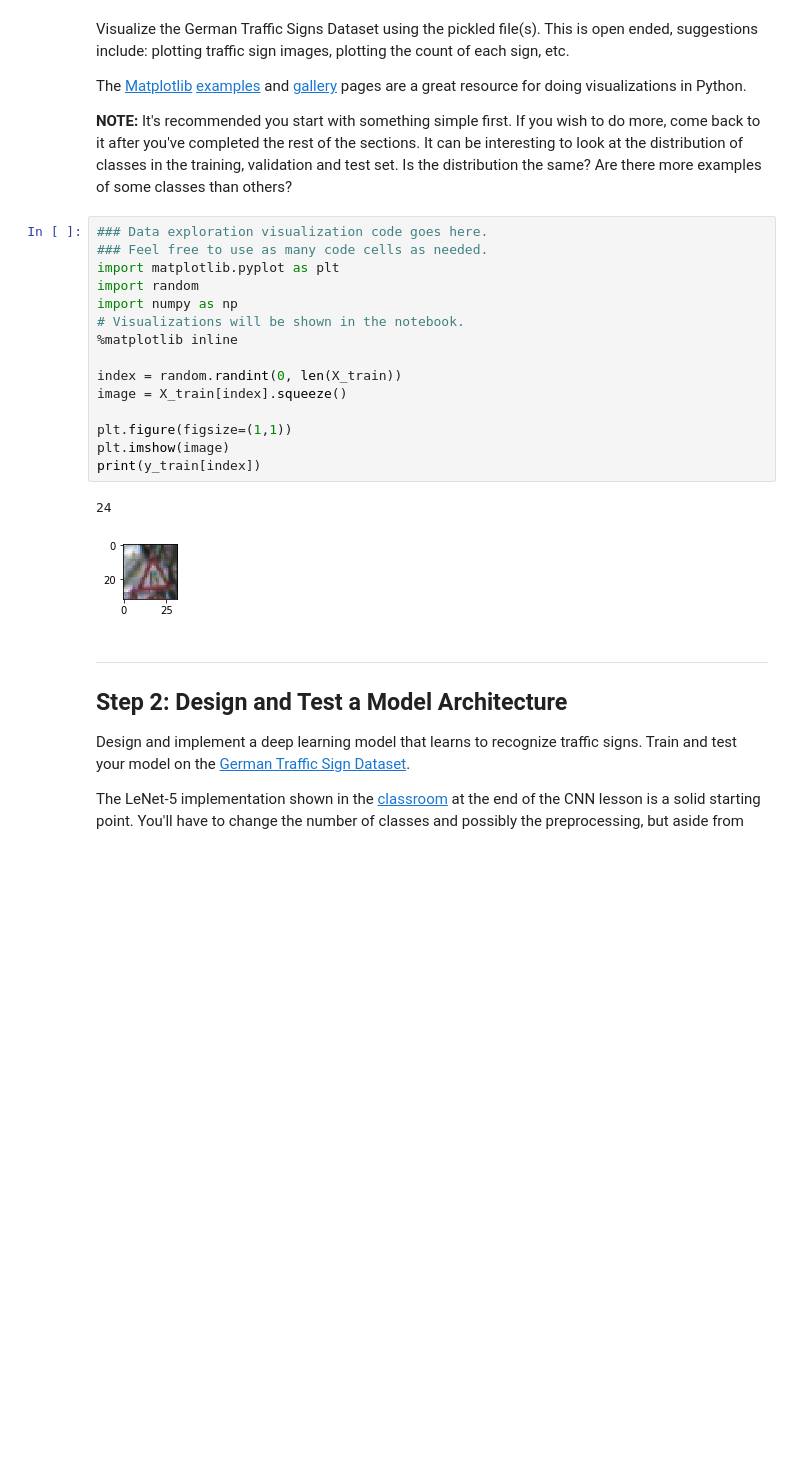
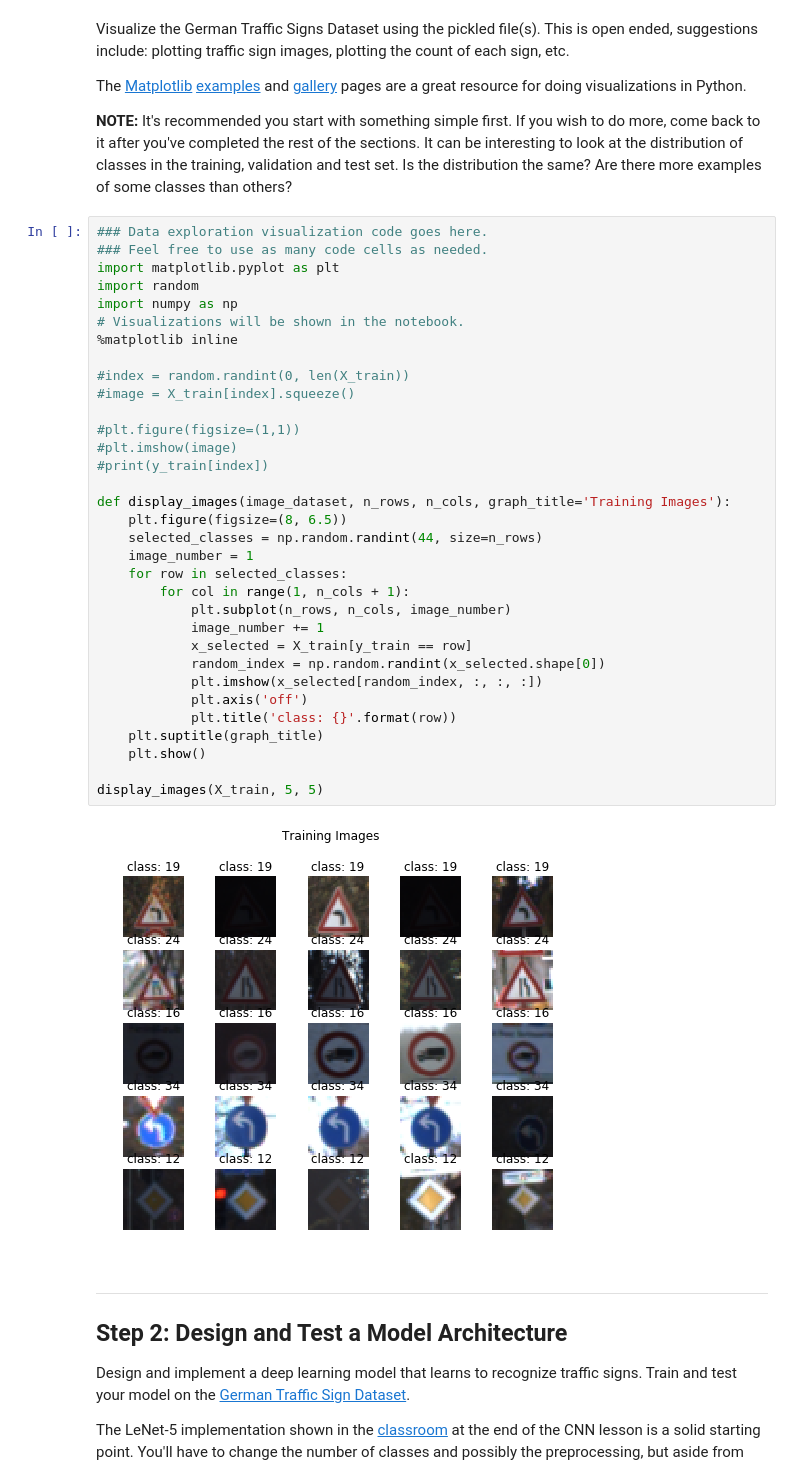
Before and after one commit to ryanchyshyn/traffic-sign, a Jupyter notebook: Traffic_Sign_Classifier.ipynb, the cells around one changed output. Cells and saved outputs as stored; diff of their text form; blank space fills up the shorter version.

```diff
--- a/Traffic_Sign_Classifier.ipynb
+++ b/Traffic_Sign_Classifier.ipynb
@@ -93,21 +95,38 @@ The [Matplotlib](http://matplotlib.org/) [examples](http://matplotlib.org/exampl
 # %%
 ### Data exploration visualization code goes here.
 ### Feel free to use as many code cells as needed.
 import matplotlib.pyplot as plt
 import random
 import numpy as np
 # Visualizations will be shown in the notebook.
 %matplotlib inline
 
-index = random.randint(0, len(X_train))
-image = X_train[index].squeeze()
+#index = random.randint(0, len(X_train))
+#image = X_train[index].squeeze()
 
-plt.figure(figsize=(1,1))
-plt.imshow(image)
-print(y_train[index])
+#plt.figure(figsize=(1,1))
+#plt.imshow(image)
+#print(y_train[index])
+
+def display_images(image_dataset, n_rows, n_cols, graph_title='Training Images'):
+    plt.figure(figsize=(8, 6.5))
+    selected_classes = np.random.randint(44, size=n_rows)
+    image_number = 1
+    for row in selected_classes:
+        for col in range(1, n_cols + 1):
+            plt.subplot(n_rows, n_cols, image_number)
+            image_number += 1
+            x_selected = X_train[y_train == row]
+            random_index = np.random.randint(x_selected.shape[0])
+            plt.imshow(x_selected[random_index, :, :, :])
+            plt.axis('off')
+            plt.title('class: {}'.format(row))
+    plt.suptitle(graph_title)
+    plt.show()
+
+display_images(X_train, 5, 5)
 # %% [output]
-24
-[figure, old version]
+[figure, new version]
 # %% [markdown]
 ----
 
```
Also changed, not shown: parts of 7 cells of this notebook.
